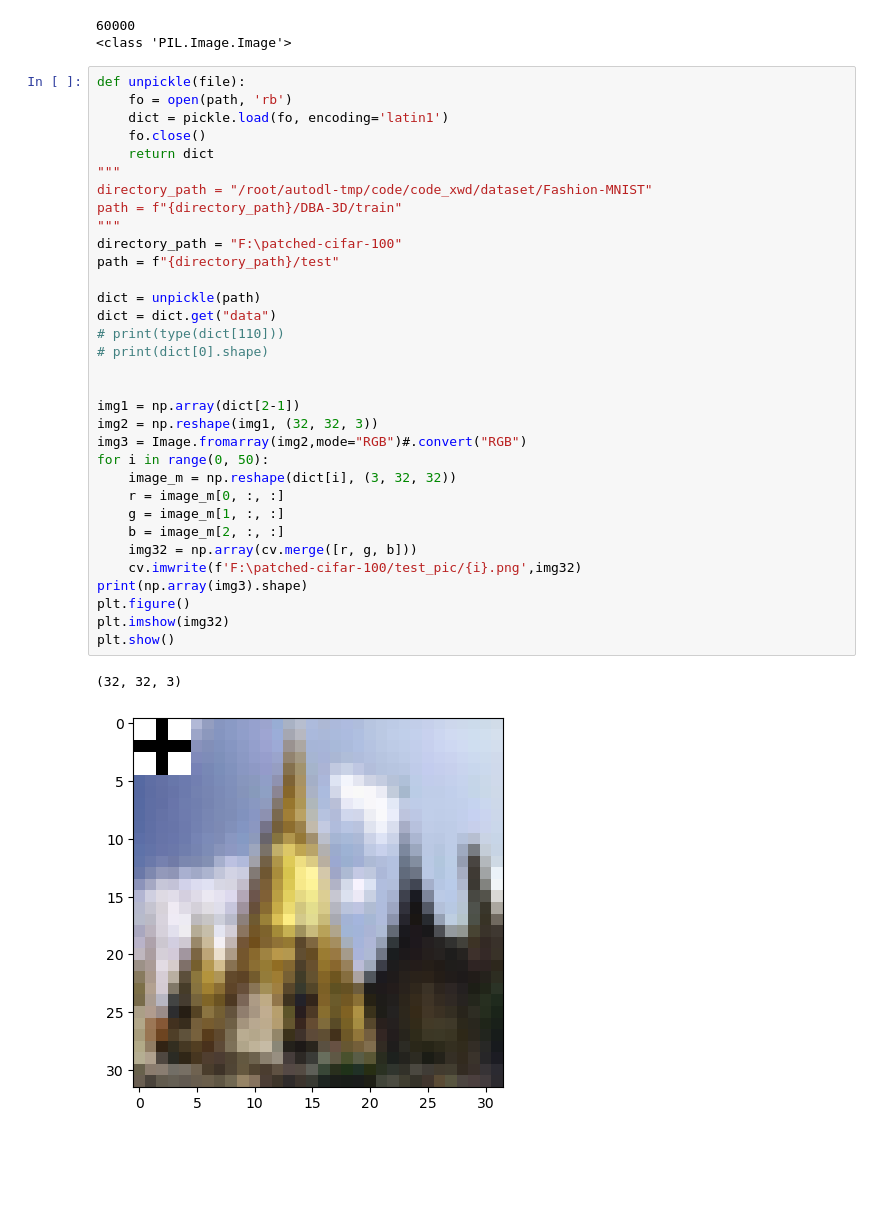
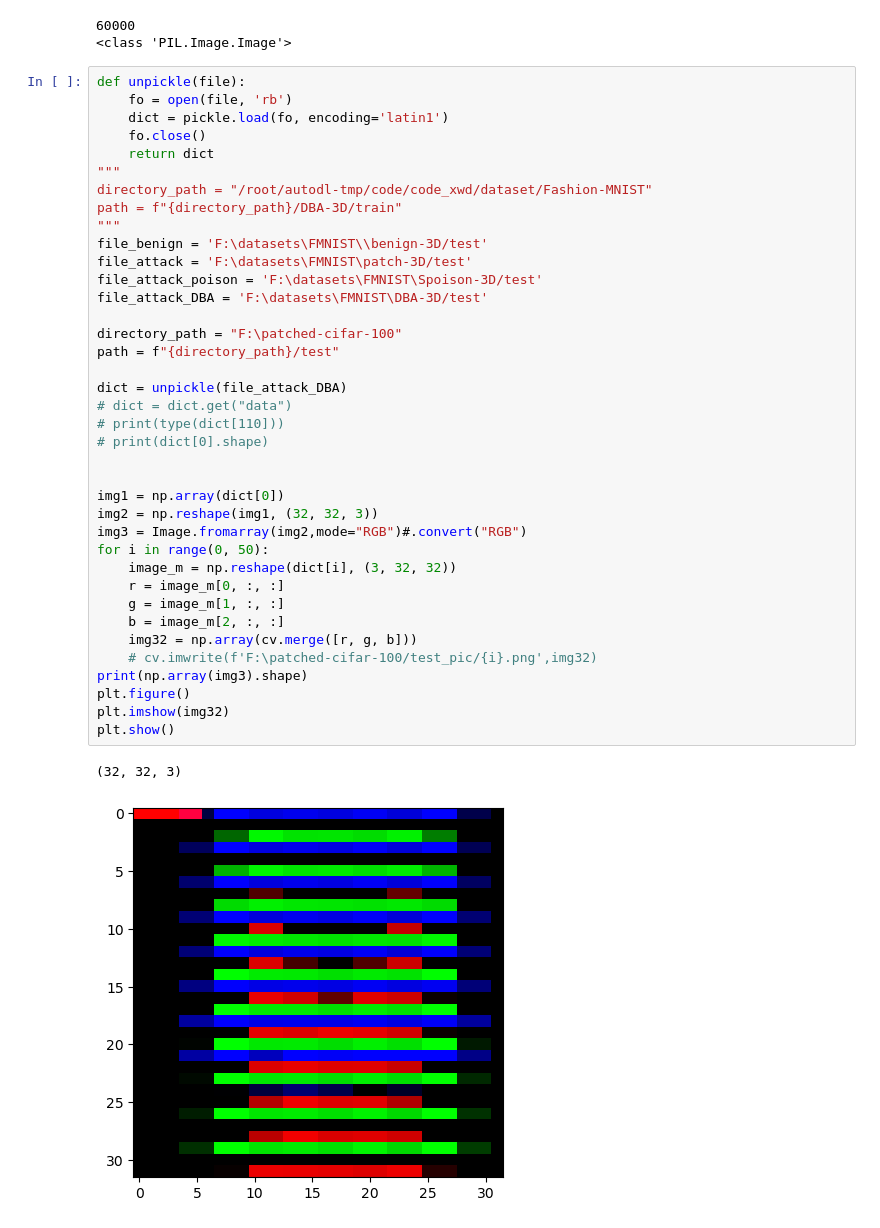
Before and after one commit to imomoe233/xwdaer_utils, a Jupyter notebook: readNumpy_to_PIL_Image.ipynb, the cells around one changed output. Saved outputs shown, nothing was run; the diff lists cells and outputs as text; blank space fills up the shorter version.

```diff
--- a/readNumpy_to_PIL_Image.ipynb
+++ b/readNumpy_to_PIL_Image.ipynb
@@ -69,37 +69,42 @@ print(type(dict[0]))
 <class 'PIL.Image.Image'>
 # %%
 def unpickle(file):
-    fo = open(path, 'rb')
+    fo = open(file, 'rb')
     dict = pickle.load(fo, encoding='latin1')
     fo.close()
     return dict
 """
 directory_path = "/root/autodl-tmp/code/code_xwd/dataset/Fashion-MNIST"
 path = f"{directory_path}/DBA-3D/train"
 """
+file_benign = 'F:\datasets\FMNIST\\benign-3D/test'
+file_attack = 'F:\datasets\FMNIST\patch-3D/test'
+file_attack_poison = 'F:\datasets\FMNIST\Spoison-3D/test'
+file_attack_DBA = 'F:\datasets\FMNIST\DBA-3D/test'
+
 directory_path = "F:\patched-cifar-100"
 path = f"{directory_path}/test"
 
-dict = unpickle(path)
-dict = dict.get("data")
+dict = unpickle(file_attack_DBA)
+# dict = dict.get("data")
 # print(type(dict[110]))
 # print(dict[0].shape)
 
 
-img1 = np.array(dict[2-1])
+img1 = np.array(dict[0])
 img2 = np.reshape(img1, (32, 32, 3))
 img3 = Image.fromarray(img2,mode="RGB")#.convert("RGB")
 for i in range(0, 50):
     image_m = np.reshape(dict[i], (3, 32, 32))
     r = image_m[0, :, :]
     g = image_m[1, :, :]
     b = image_m[2, :, :]
     img32 = np.array(cv.merge([r, g, b]))
-    cv.imwrite(f'F:\patched-cifar-100/test_pic/{i}.png',img32)
+    # cv.imwrite(f'F:\patched-cifar-100/test_pic/{i}.png',img32)
 print(np.array(img3).shape)
 plt.figure()
 plt.imshow(img32)
 plt.show()
 # %% [output]
 (32, 32, 3)
-[figure, old version]
+[figure, new version]
```
Also changed, not shown: 5 other files.
